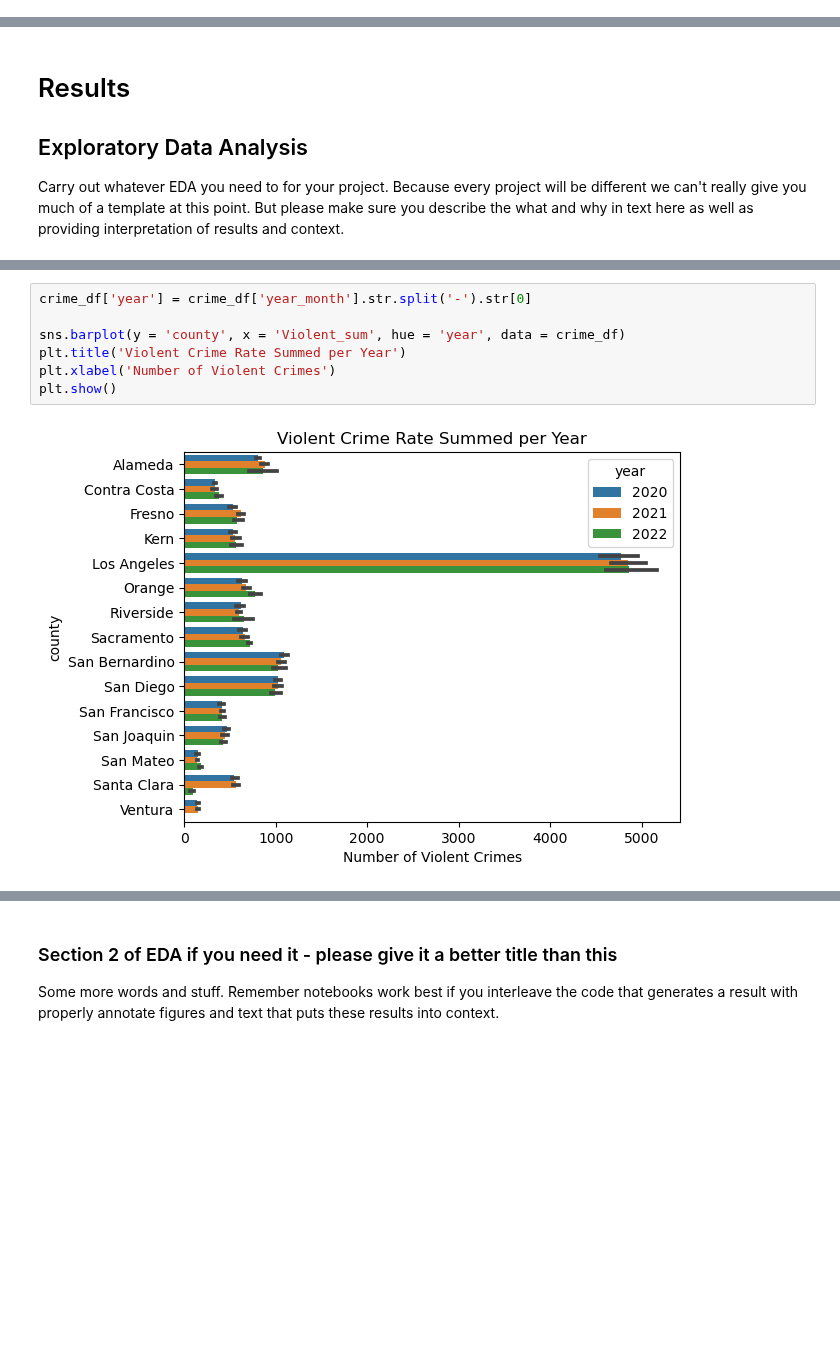
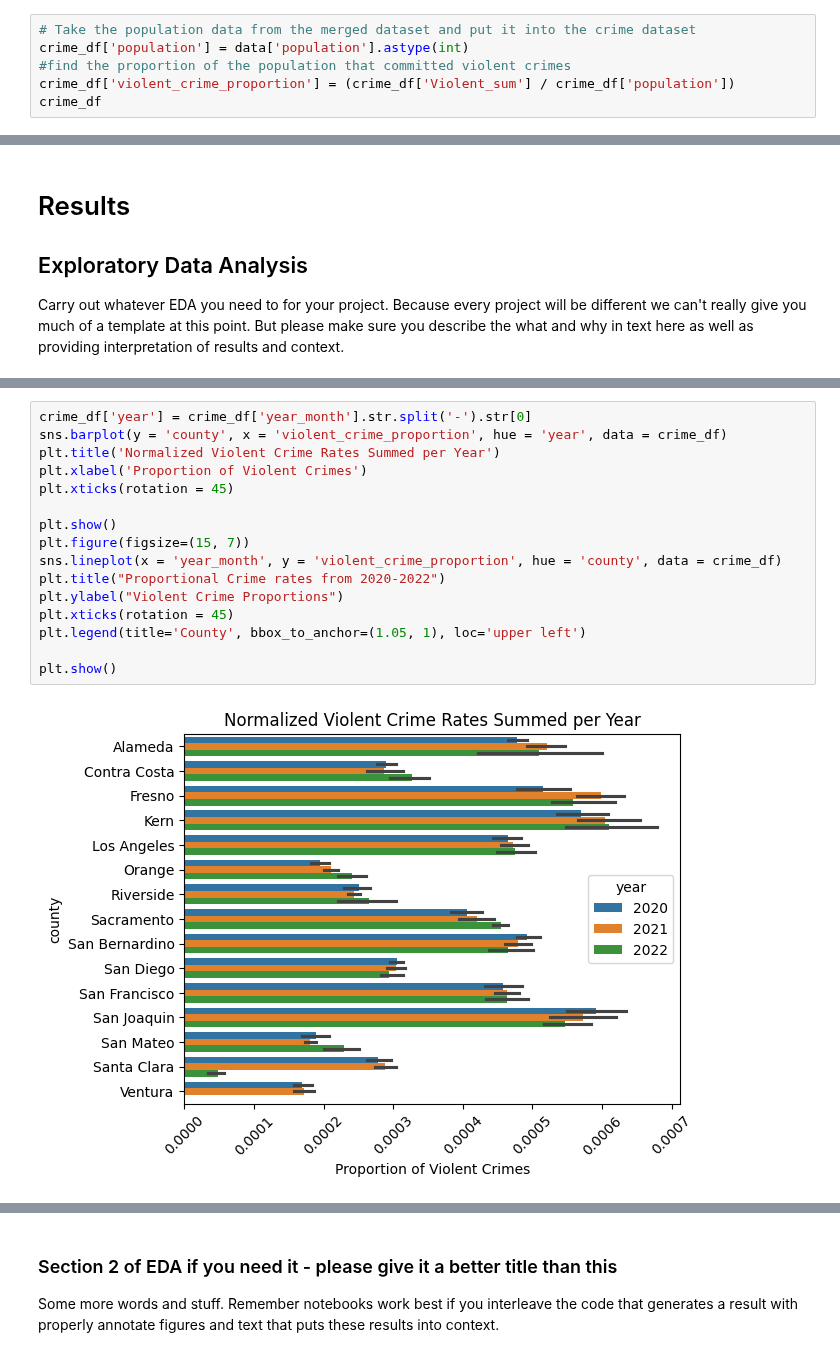
Before and after one commit to COGS108/Group022_WI24, a Jupyter notebook: EDACheckpoint_Group022_WI24.ipynb, the cells around one changed output, grey strips where cells are left out. Saved outputs shown, nothing was run; the diff lists cells and outputs as text; blank space fills up the shorter version.

Commit message:
Add in crime df plots

```diff
--- a/EDACheckpoint_Group022_WI24.ipynb
+++ b/EDACheckpoint_Group022_WI24.ipynb
@@ -307,3 +307,9 @@ data
 | 310 | Ventura | 2021-11 | 852747.0 | 2450.0 | 17.0 | 136381.0 | 3141.0 | 1282.0 | ... |
 | 311 | Ventura | 2021-12 | 852747.0 | 16697.0 | 33.0 | 180228.0 | 19435.0 | 2183.0 | ... |
 312 rows × 18 columns
+# %%
+# Take the population data from the merged dataset and put it into the crime dataset
+crime_df['population'] = data['population'].astype(int)
+#find the proportion of the population that committed violent crimes
+crime_df['violent_crime_proportion'] = (crime_df['Violent_sum'] / crime_df['population'])
+crime_df
@@ -320,9 +342,18 @@ Some more words and stuff.  Remember notebooks work best if you interleave the c
 # %%
 crime_df['year'] = crime_df['year_month'].str.split('-').str[0]
+sns.barplot(y = 'county', x = 'violent_crime_proportion', hue = 'year', data = crime_df)
+plt.title('Normalized Violent Crime Rates Summed per Year')
+plt.xlabel('Proportion of Violent Crimes')
+plt.xticks(rotation = 45)
 
-sns.barplot(y = 'county', x = 'Violent_sum', hue = 'year', data = crime_df)
-plt.title('Violent Crime Rate Summed per Year')
-plt.xlabel('Number of Violent Crimes')
 plt.show()
+plt.figure(figsize=(15, 7))
+sns.lineplot(x = 'year_month', y = 'violent_crime_proportion', hue = 'county', data = crime_df)
+plt.title("Proportional Crime rates from 2020-2022")
+plt.ylabel("Violent Crime Proportions")
+plt.xticks(rotation = 45)
+plt.legend(title='County', bbox_to_anchor=(1.05, 1), loc='upper left')
+
+plt.show()
 # %% [output]
-[figure, old version]
+[figure, new version]
```
Also changed, not shown: parts of 5 cells of this notebook.
